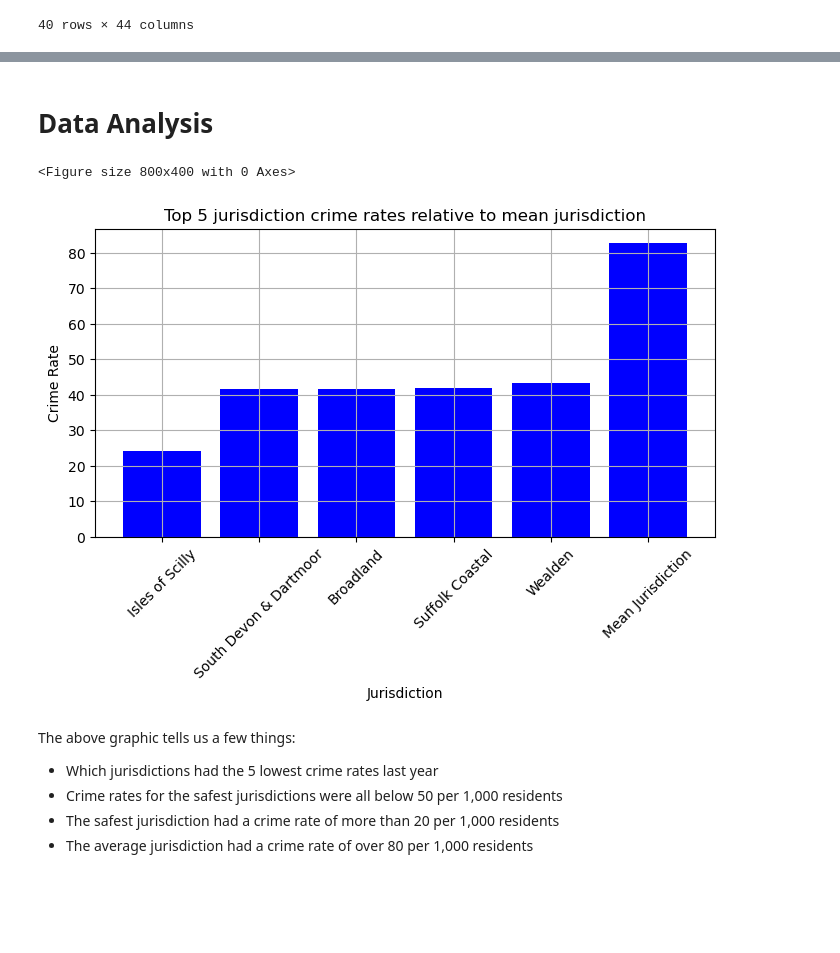
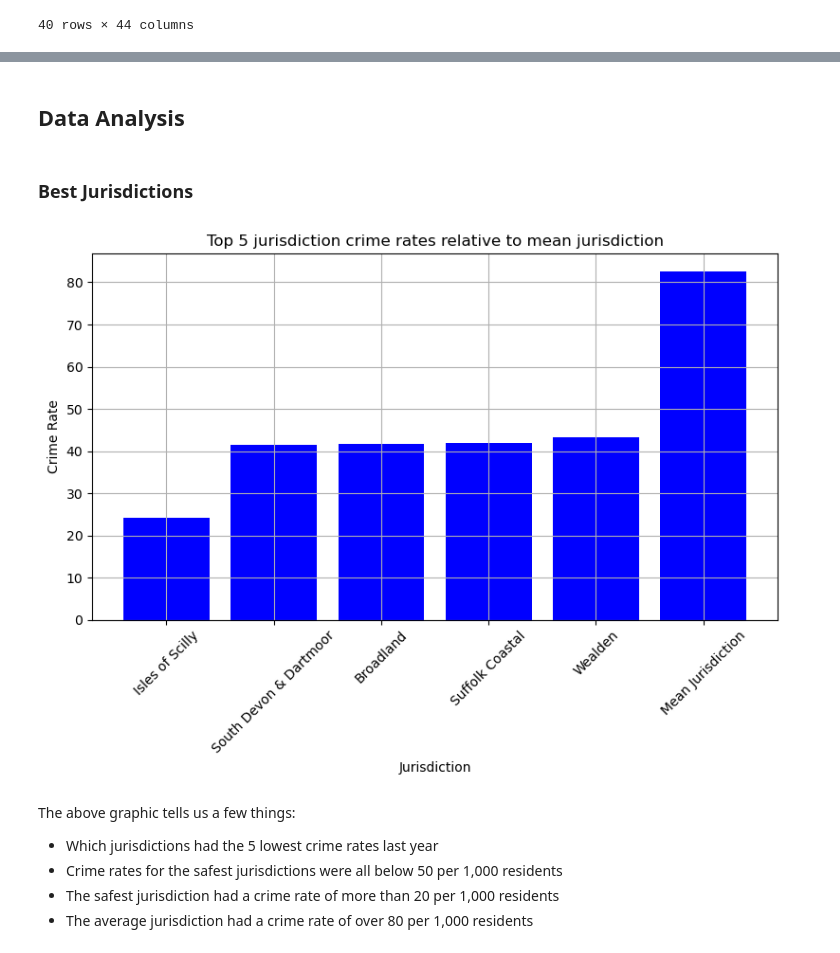
Before and after one commit to SOCStudentUoE/BEE2041-Empirical-Assignment, a Jupyter notebook: src/blog.ipynb, the cells around one changed output, grey strips where cells are left out. Drawn from its saved outputs; the diff is of its cells as text; code cells hidden in the pictures; blank space fills up the shorter version.

```diff
--- a/src/blog.ipynb
+++ b/src/blog.ipynb
@@ -679,21 +683,23 @@ RelativeComparison_Top.to_csv(file_path, index=True)
 file_path = r'C:\Users\socor\Downloads\BEE2041 Empirical Project\data\processed\worst_jurisdictions.csv'
 RelativeComparison_Bottom.to_csv(file_path, index=True)
 # %% [markdown]
-# Data Analysis
+## Data Analysis
+# %% [markdown]
+### Best Jurisdictions
 # %%
 import matplotlib.pyplot as plt
-plt.figure(figsize=(8,4))
+plt.figure(figsize=(8,6))
 plt.bar(RelativeComparison_Top.index, RelativeComparison_Top['Crime Rate'], color = 'blue')
 plt.title('Top 5 jurisdiction crime rates relative to mean jurisdiction')
 plt.xlabel('Jurisdiction')
 plt.ylabel('Crime Rate')
 plt.xticks(rotation=45)
 plt.grid(True)
+plt.tight_layout()
+plt.savefig(r'C:\Users\socor\Downloads\BEE2041 Empirical Project\data\outputs\best_jurisdictions.png')
 plt.show()
-plt.savefig(r'C:\Users\socor\Downloads\BEE2041 Empirical Project\data\outputs\best_jurisdictions.png')
 # %% [output]
-<Figure size 800x400 with 0 Axes>
-[figure, old version]
+[figure, new version]
 # %% [markdown]
 The above graphic tells us a few things:
 - Which jurisdictions had the 5 lowest crime rates last year
```
Also changed, not shown: parts of 15 cells of this notebook, 1 other file.
